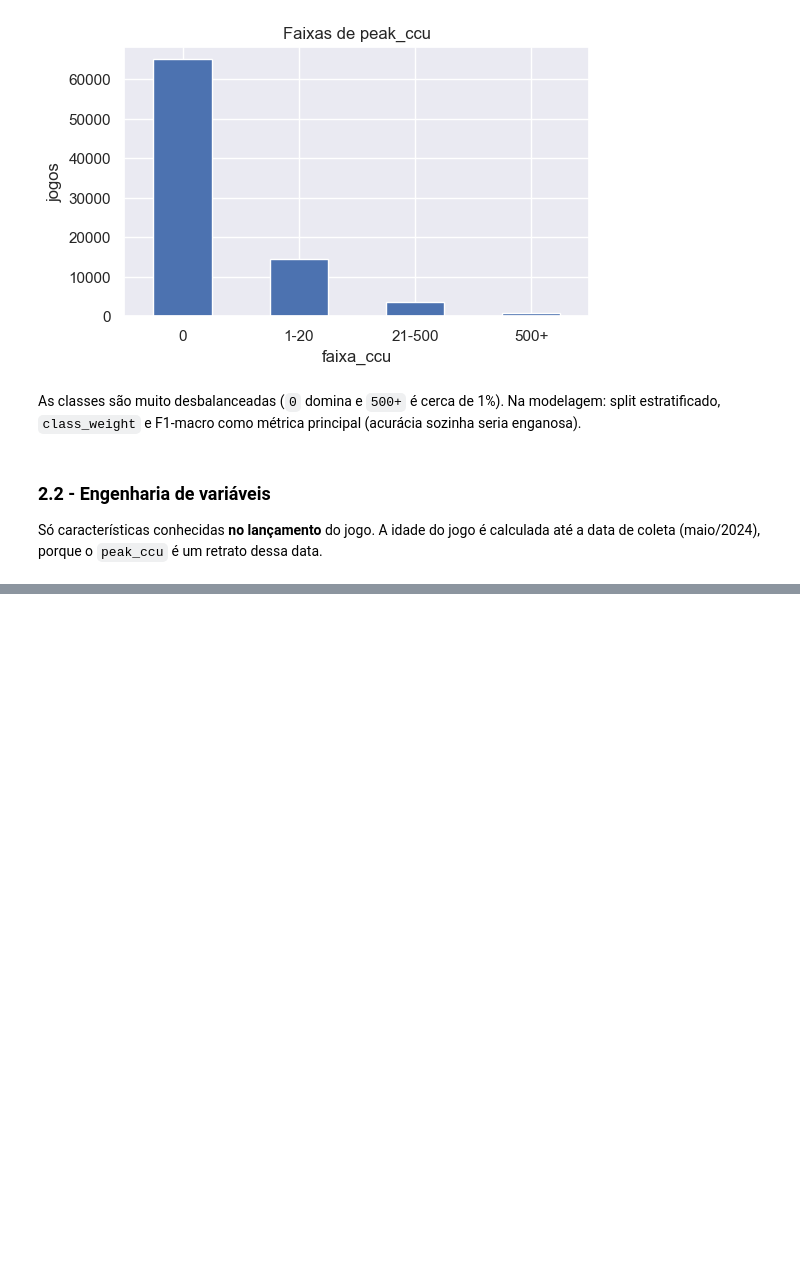
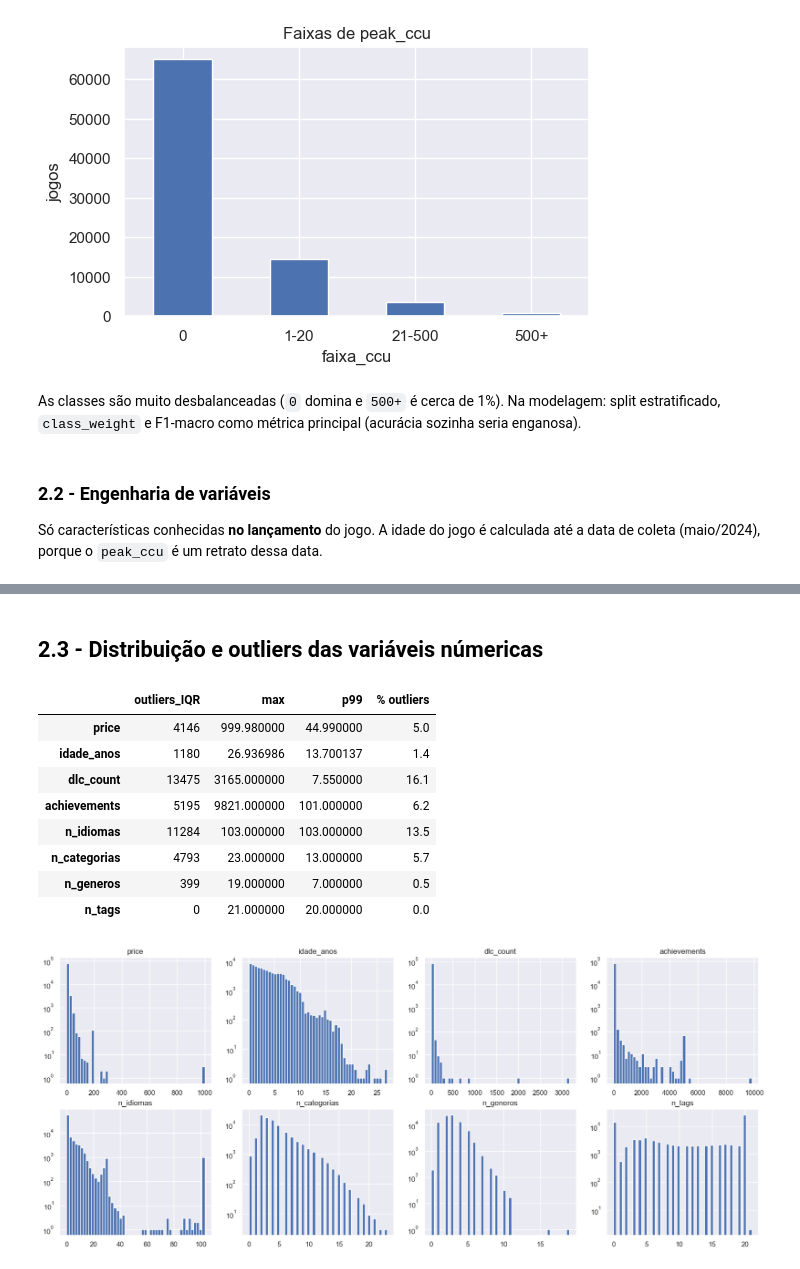
Before and after one commit to gustavomiranda2302/predicao-popularidade-steam, a Jupyter notebook: models/notebooks/02_analise.ipynb, the cells around one changed output, grey strips where cells are left out. Drawn from its saved outputs; the diff is of its cells as text; code cells hidden in the pictures; blank space fills up the shorter version.

Commit message:
feat: Distribuição e outliers das variáveis númericas e a relação delas com a popularidade

```diff
--- a/models/notebooks/02_analise.ipynb
+++ b/models/notebooks/02_analise.ipynb
@@ -114,0 +116,33 @@ print(x.shape)
+# %% [markdown]
+## 2.3 - Distribuição e outliers das variáveis númericas
+# %%
+num = ["preco", "idade_anos", "dlc", "conquistas", "n_idiomas", "n_categorias", "n_generos", "n_tags", "n_screenshots", "n_videos"]
+fig, axes = plt.subplots(2 ,4 ,figsize = (20,8))
+for a, c in zip(axes.ravel(), num):
+    a.hist(histograma[c].dropna(),bins=50)
+    a.set_title(c)
+    a.set_yscale("log")
+
+def n_outliers(s):
+    q1, q3 = s.quantile([.25, .75])
+    i = q3 - q1
+    return int(((s < q1 - 1.5 * i) | (s > q3 + 1.5 * i)).sum())
+
+out = pd.DataFrame({"outliers_IQR": {c: n_outliers(histograma[c].dropna()) for c in num},
+                    "max": histograma[num].max(),
+                    "p99": histograma[num].quantile(.99)})
+out["% outliers"] = (out.outliers_IQR / len(histograma) * 100).round(1)
+
+
+out
+# %% [output]
+|  | outliers_IQR | max | p99 | % outliers |
+| price | 4146 | 999.980000 | 44.990000 | 5.0 |
+| idade_anos | 1180 | 26.936986 | 13.700137 | 1.4 |
+| dlc_count | 13475 | 3165.000000 | 7.550000 | 16.1 |
+| achievements | 5195 | 9821.000000 | 101.000000 | 6.2 |
+| n_idiomas | 11284 | 103.000000 | 103.000000 | 13.5 |
+| n_categorias | 4793 | 23.000000 | 13.000000 | 5.7 |
+| n_generos | 399 | 19.000000 | 7.000000 | 0.5 |
+| n_tags | 0 | 21.000000 | 20.000000 | 0.0 |
+[figure, added]
```
Also changed, not shown: parts of 5 cells of this notebook.
